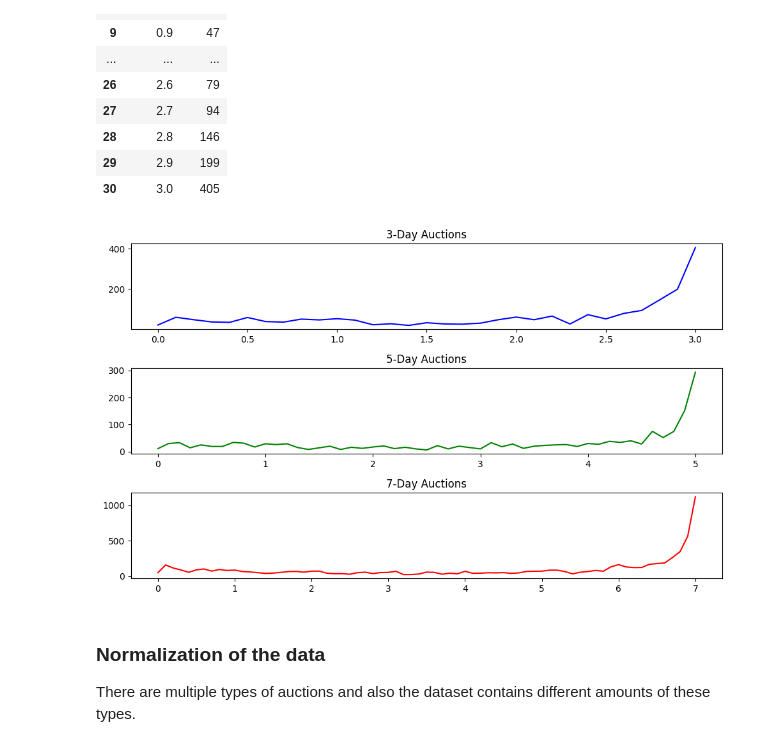
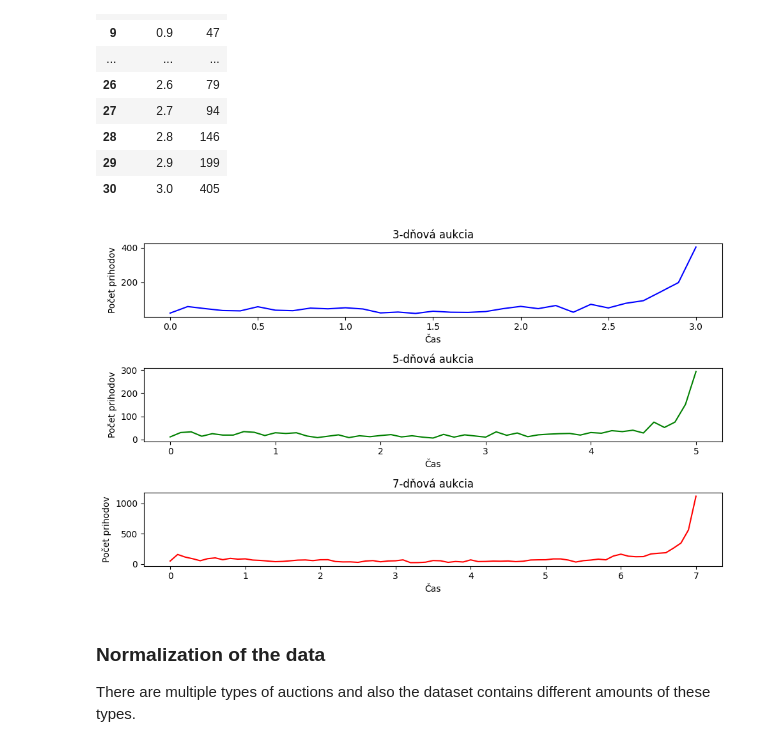
Before and after one commit to findraj/Auction-Dynamics-Simulation, a Jupyter notebook: analysis/ebay/ebay.ipynb, the cells around one changed output. Saved outputs shown, nothing was run; the diff lists cells and outputs as text; code cells hidden in the pictures.

```diff
--- a/analysis/ebay/ebay.ipynb
+++ b/analysis/ebay/ebay.ipynb
@@ -166,20 +188,26 @@ auctions_3_days
 # %%
 fig, axs = plt.subplots(3, 1, figsize=(10, 6))
 axs[0].plot(auctions_3_days['bidtime'], auctions_3_days['count'], color='blue')
-axs[0].set_title('3-Day Auctions')
+axs[0].set_xlabel('Čas')
+axs[0].set_ylabel('Počet prihodov')
+axs[0].set_title('3-dňová aukcia')
 
 # Plot 5-day auctions
 axs[1].plot(auctions_5_days['bidtime'], auctions_5_days['count'], color='green')
-axs[1].set_title('5-Day Auctions')
+axs[1].set_xlabel('Čas')
+axs[1].set_ylabel('Počet prihodov')
+axs[1].set_title('5-dňová aukcia')
 
 # Plot 7-day auctions
 axs[2].plot(auctions_7_days['bidtime'], auctions_7_days['count'], color='red')
-axs[2].set_title('7-Day Auctions')
+axs[2].set_xlabel('Čas')
+axs[2].set_ylabel('Počet prihodov')
+axs[2].set_title('7-dňová aukcia')
 
 plt.tight_layout()
 plt.show()
 # %% [output]
-[figure, old version]
+[figure, new version]
 # %% [markdown]
 ### Normalization of the data
 There are multiple types of auctions and also the dataset contains different amounts of these types.
```
Also changed, not shown: parts of 6 cells of this notebook.
